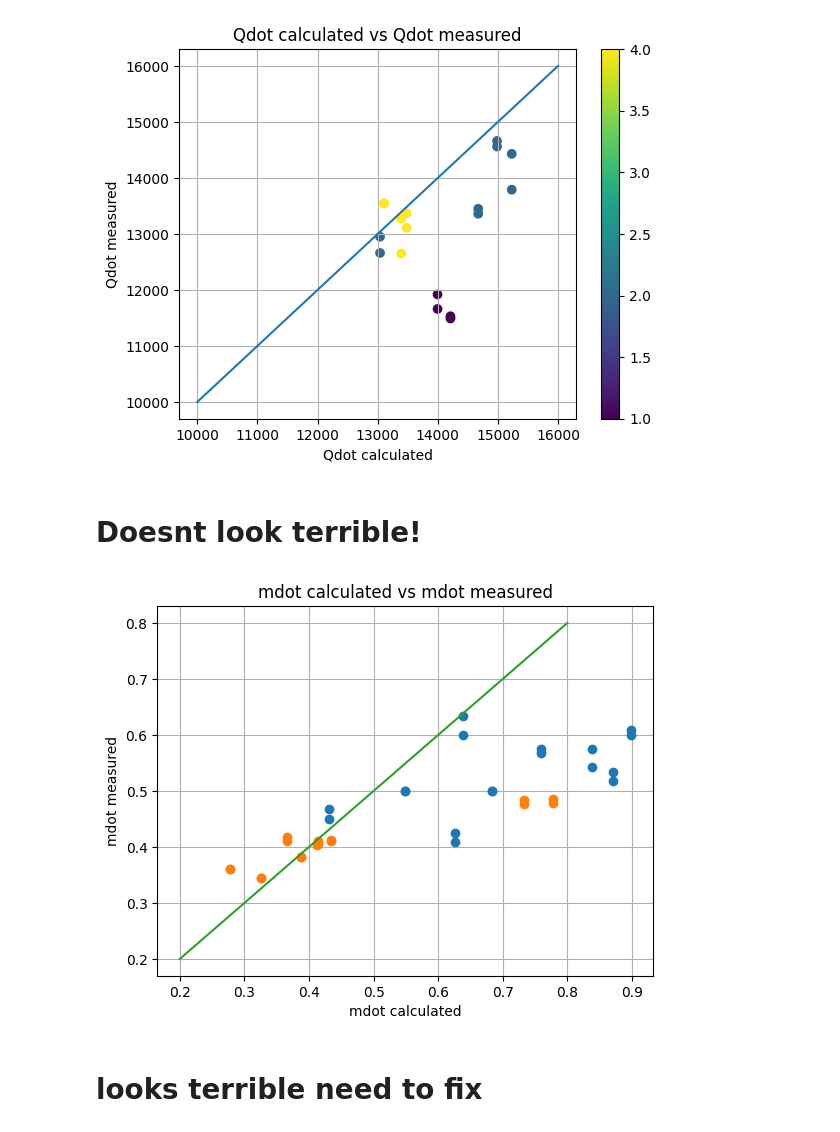
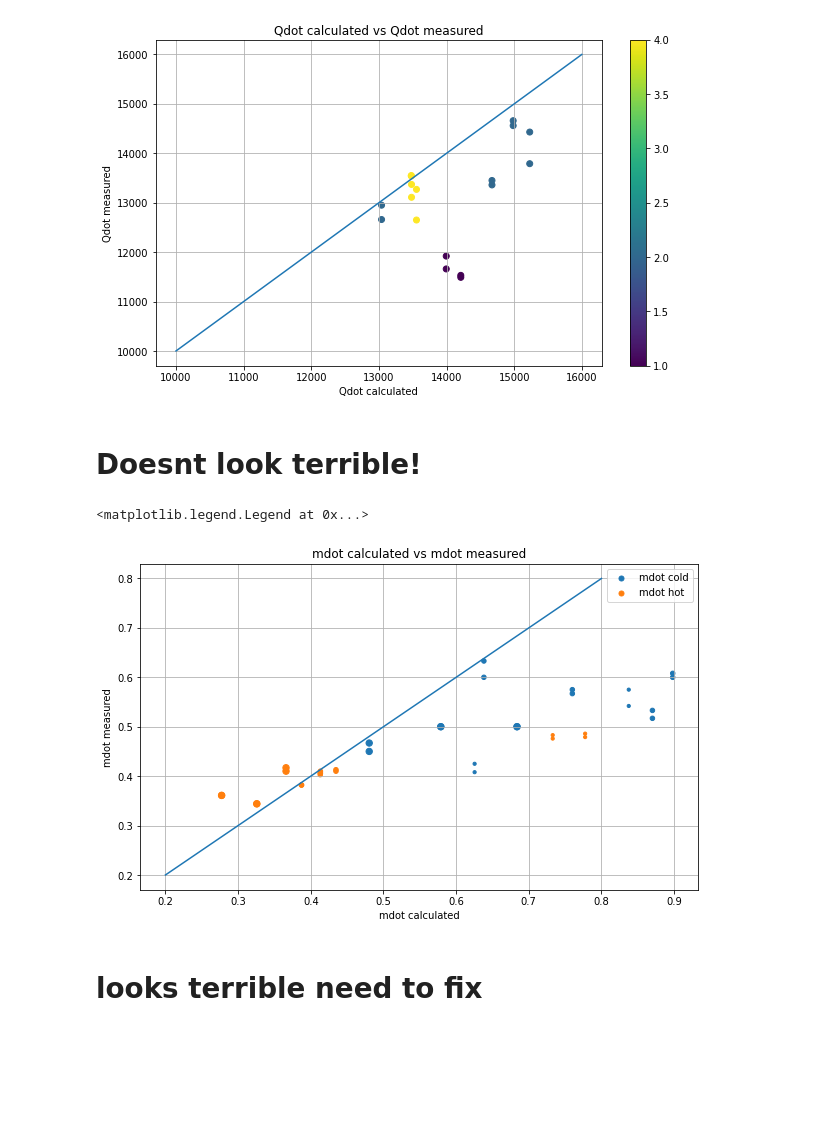
Before and after one commit to lpender3672/shell_tube_heat_exchanger, a Jupyter notebook: src/analysis.ipynb, the cells around one changed output. Drawn from its saved outputs; the diff is of its cells as text; code cells hidden in the pictures; blank space fills up the shorter version.

```diff
--- a/src/analysis.ipynb
+++ b/src/analysis.ipynb
@@ -6,6 +6,9 @@ from constants import *
 import pandas as pd
 import numpy as np
 import matplotlib.pyplot as plt
+
+# increase figure size
+plt.rcParams["figure.figsize"] = (10, 6)
 # %%
 
 # read GA3_previous_desgins.csv
@@ -76,24 +79,26 @@ plt.ylabel("Qdot measured")
 plt.title("Qdot calculated vs Qdot measured")
 plt.grid()
 # %% [output]
-[figure, old version]
+[figure, new version]
 # %% [markdown]
 # Doesnt look terrible!
 # %%
 # plot mdot cold and mdot hot
 lin = np.linspace(0.2, 0.8, 100)
 
 plt.figure()
-plt.plot(mdot_colds, df["Flowrate1"], 'o')
-plt.plot(mdot_hots, df["Flowrate2"], 'o')
+plt.scatter(mdot_colds, df["Flowrate1"], s=10 * hot_passes, label="mdot cold")
+plt.scatter(mdot_hots, df["Flowrate2"],  s=10 * hot_passes, label="mdot hot")
 plt.plot(lin, lin)
 
 plt.xlabel("mdot calculated")
 plt.ylabel("mdot measured")
 plt.title("mdot calculated vs mdot measured")
 plt.grid()
+plt.legend()
 # %% [output]
+<matplotlib.legend.Legend at 0x...>
-[figure, old version]
+[figure, new version]
 # %% [markdown]
 # looks terrible need to fix
 # %% [markdown]
```
Also changed, not shown: parts of 1 cell of this notebook, 2 other files.
